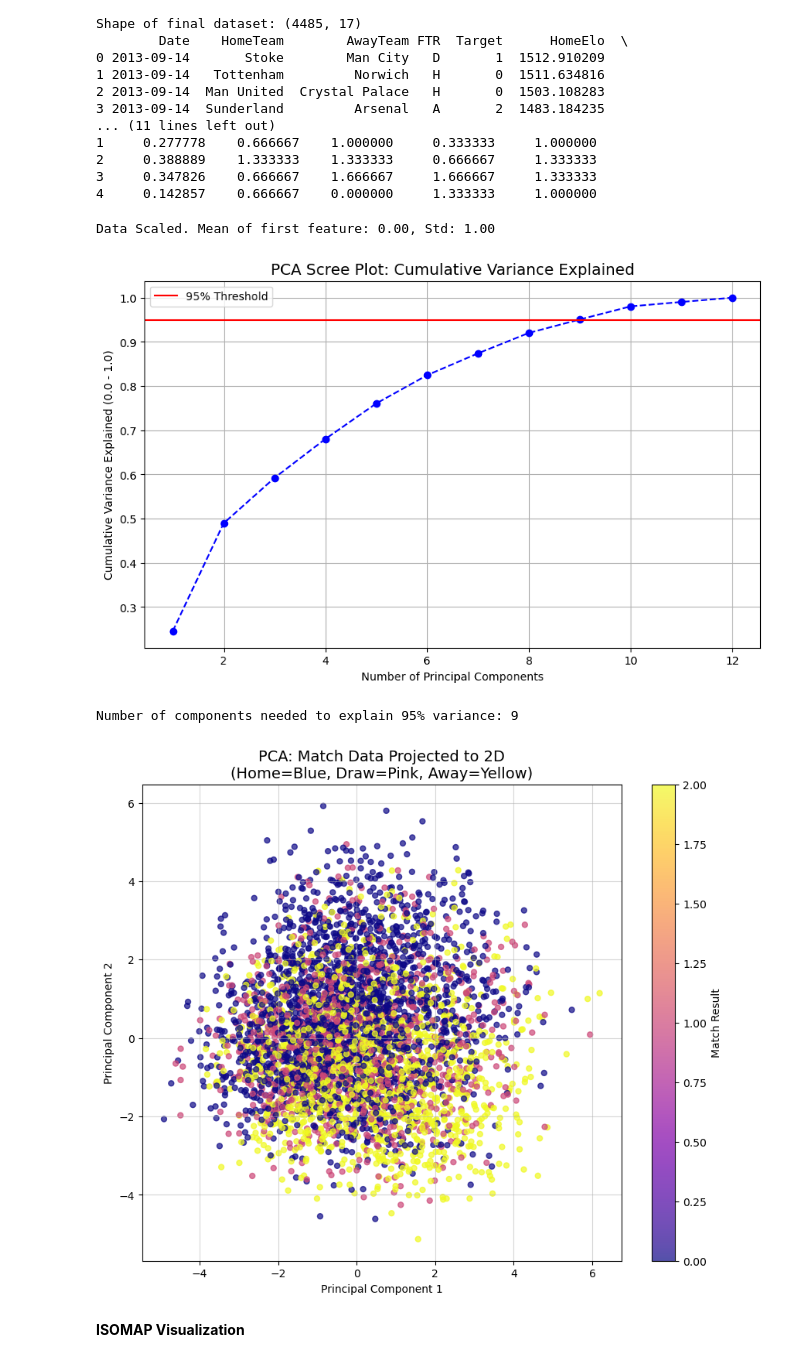
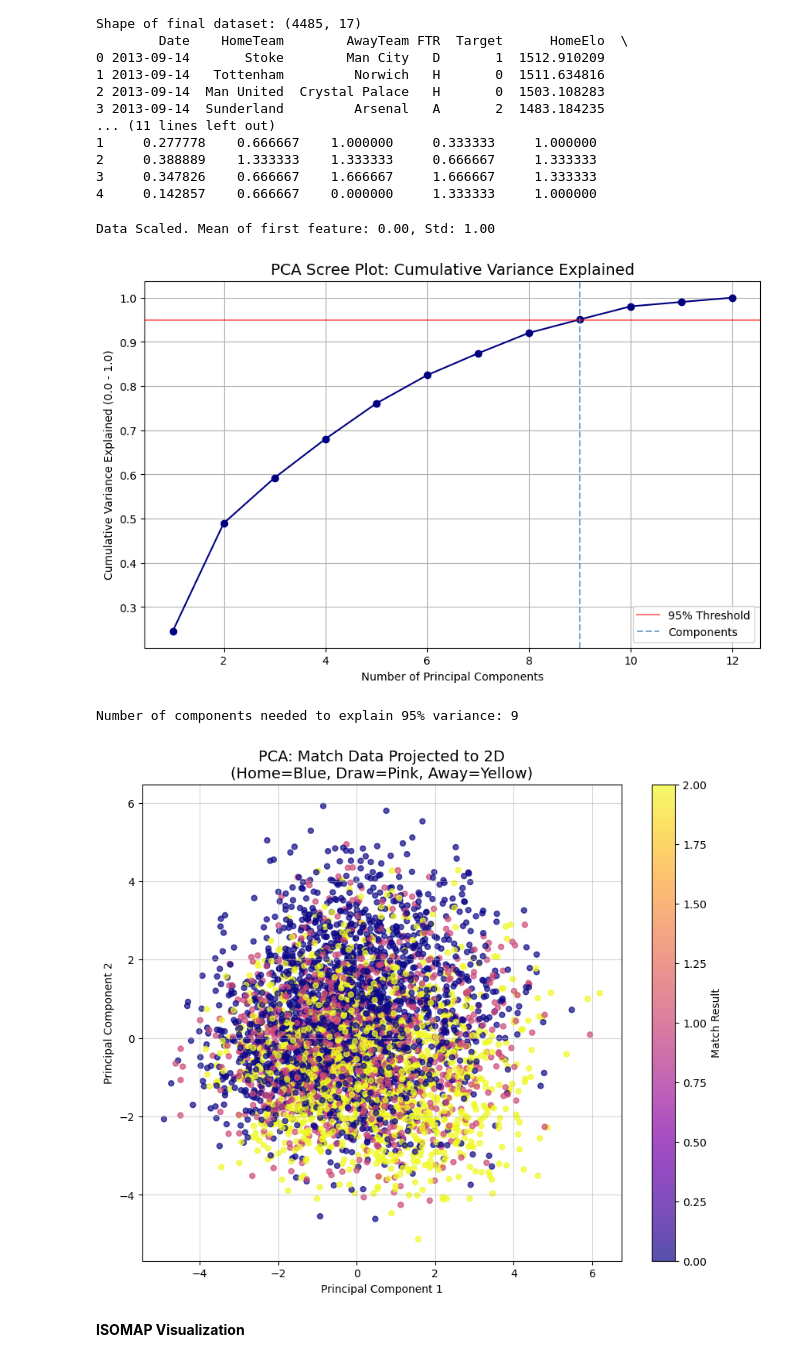
Before and after one commit to shehzanwar/premier-league-match-prediction, a Jupyter notebook: PL_Pred.ipynb, the cells around one changed output. Saved outputs shown, nothing was run; the diff lists cells and outputs as text; code cells hidden in the pictures.

```diff
--- a/PL_Pred.ipynb
+++ b/PL_Pred.ipynb
@@ -190,8 +193,7 @@ Shape of final dataset: (4485, 17)
 4     0.142857    0.666667    0.000000     1.333333     1.000000
 # %%
 # Prepping the feature columns (excluding Date, Teams, Target)
-feature_cols = ['HomeElo', 'AwayElo',
-                'HomeForm', 'AwayForm',
+feature_cols = ['HomeElo', 'AwayElo', 'HomeForm', 'AwayForm',
                 'HomeRestDays', 'AwayRestDays',
                 'HomeShotAcc', 'AwayShotAcc',
                 'HomeAttack', 'AwayAttack',
@@ -216,36 +218,37 @@ print("Data Scaled. Mean of first feature: {:.2f}, Std: {:.2f}".format(
 pca = PCA()
 X_pca = pca.fit_transform(X_scaled)
 
 # Calculate Cumulative Variance Explained
 cm_var = np.cumsum(pca.explained_variance_ratio_)
 
 # Plot
 plt.figure(figsize=(10, 6))
-plt.plot(range(1, len(cm_var) + 1), cm_var, marker='o', linestyle='--', color='b')
+plt.plot(range(1, len(cm_var) + 1), cm_var, marker='o', linestyle='-', color='navy')
 plt.title('PCA Scree Plot: Cumulative Variance Explained', fontsize=14)
 plt.xlabel('Number of Principal Components')
 plt.ylabel('Cumulative Variance Explained (0.0 - 1.0)')
-plt.axhline(y=0.95, color='r', linestyle='-', label='95% Threshold')
+plt.axhline(y=0.95, color='red', linestyle='-', label='95% Threshold', alpha=0.5)
+plt.axvline(x=n_components_95, color='steelblue', linestyle='--', label=f'Components', alpha=0.7)
 plt.grid(True)
 plt.legend()
 plt.show()
 
 # Find exact number of components for 95% variance
 n_components_95 = np.argmax(cm_var >= 0.95) + 1 # +1 for index to count
 print(f"Number of components needed to explain 95% variance: {n_components_95}")
 
 # Visualizing 2D Projection
 plt.figure(figsize=(10, 8))
 scatter = plt.scatter(X_pca[:, 0], X_pca[:, 1], c=y, cmap='plasma', alpha=0.7, s=25)
 plt.title(f'PCA: Match Data Projected to 2D\n(Home=Blue, Draw=Pink, Away=Yellow)', fontsize=14)
 plt.xlabel('Principal Component 1')
 plt.ylabel('Principal Component 2')
 plt.colorbar(scatter, label='Match Result')
 plt.grid(True, alpha=0.5)
 plt.show()
 # %% [output]
 Data Scaled. Mean of first feature: 0.00, Std: 1.00
-[figure, old version]
+[figure, new version]
 Number of components needed to explain 95% variance: 9
 [figure]
 # %% [markdown]
```
Also changed, not shown: parts of 12 cells of this notebook.
